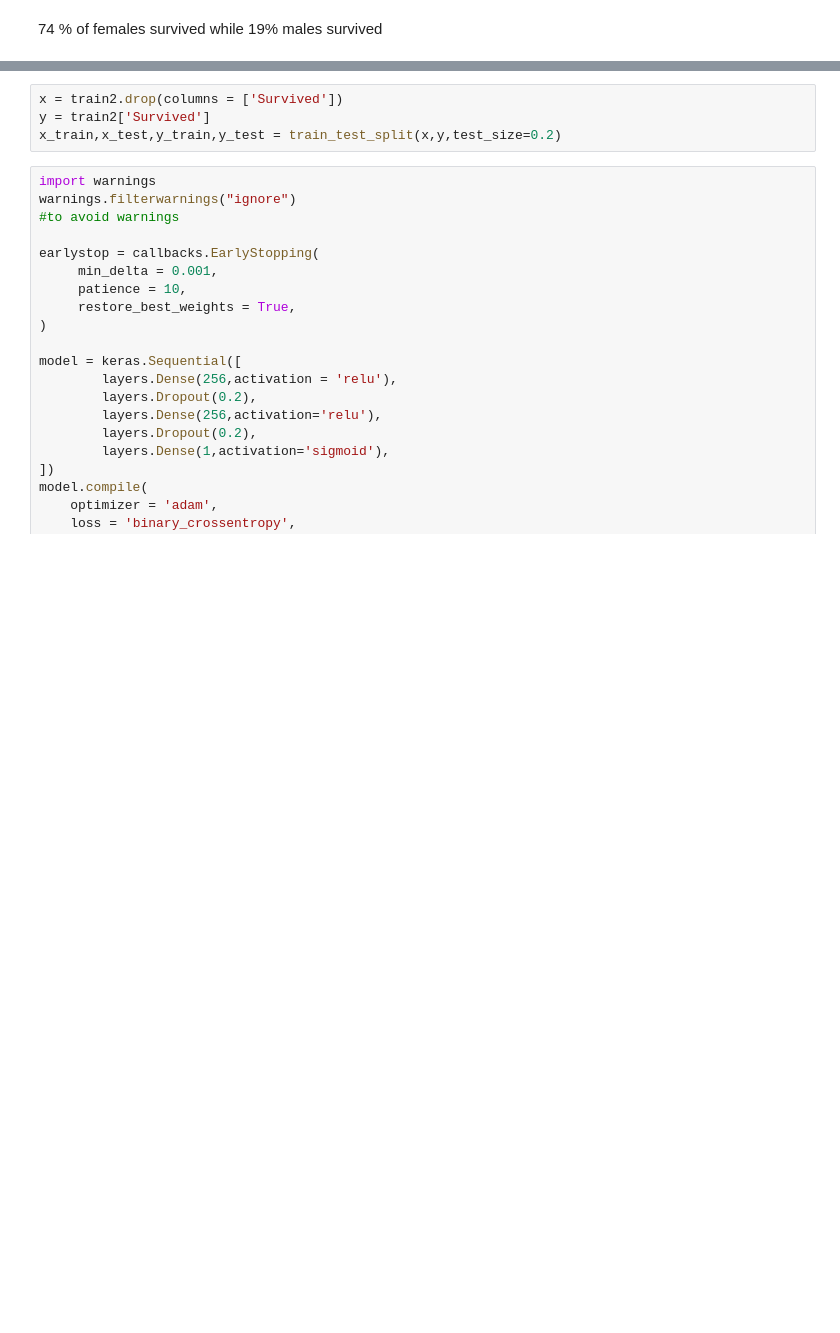
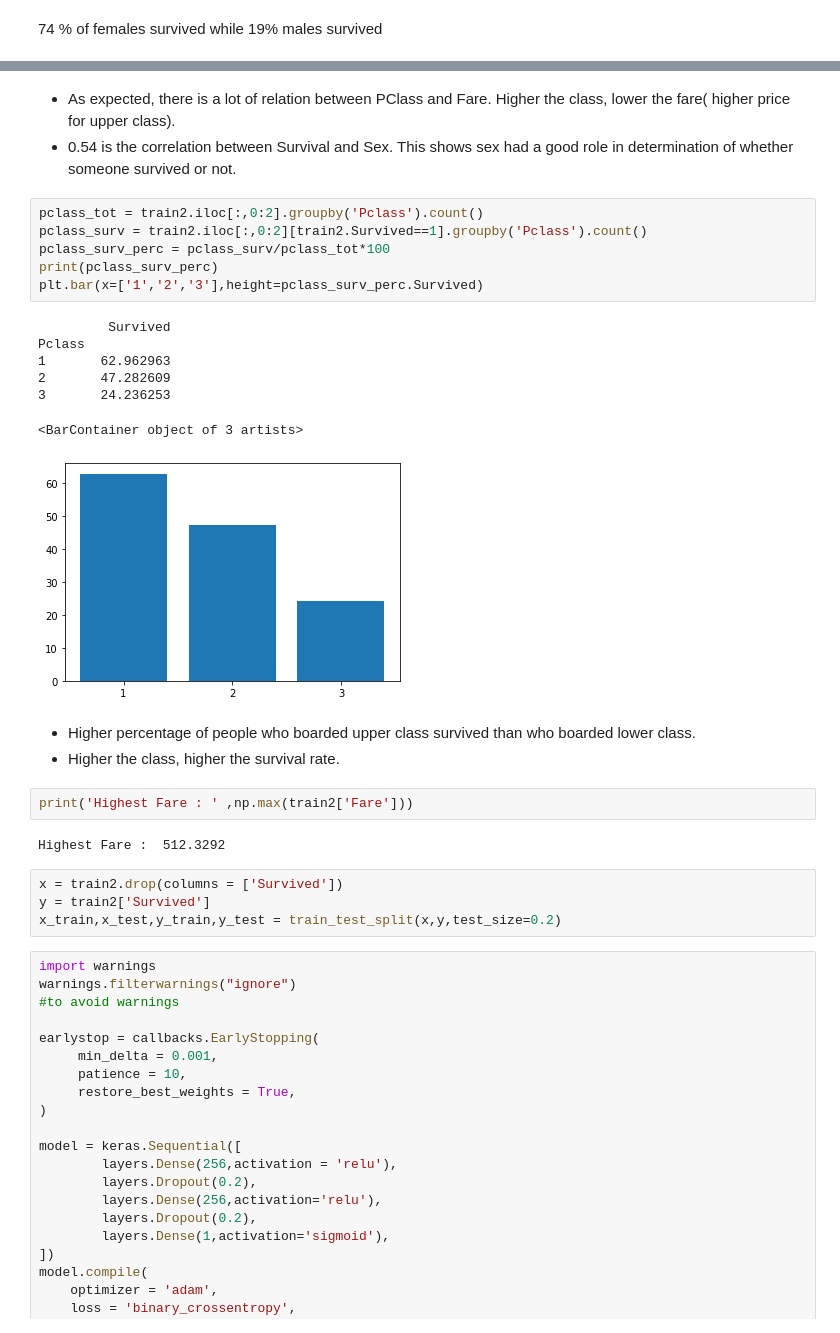
Before and after one commit to Suyashiitr/kaggle, a Jupyter notebook: titanic-neural-network-prediction.ipynb, the cells around one changed output, grey strips where cells are left out. Saved outputs shown, nothing was run; the diff lists cells and outputs as text; blank space fills up the shorter version.

```diff
--- a/titanic-neural-network-prediction.ipynb
+++ b/titanic-neural-network-prediction.ipynb
@@ -151,3 +159,27 @@ Name: Survived, dtype: float64
+# %% [markdown]
+* As expected, there is a lot of relation between PClass and Fare. Higher the class, lower the fare( higher price for upper class).
+* 0.54 is the correlation between Survival and Sex. This shows sex had a good role in determination of whether someone survived or not.
+# %%
+pclass_tot = train2.iloc[:,0:2].groupby('Pclass').count()
+pclass_surv = train2.iloc[:,0:2][train2.Survived==1].groupby('Pclass').count()
+pclass_surv_perc = pclass_surv/pclass_tot*100
+print(pclass_surv_perc)
+plt.bar(x=['1','2','3'],height=pclass_surv_perc.Survived)
+# %% [output]
+         Survived
+Pclass
+1       62.962963
+2       47.282609
+3       24.236253
+<BarContainer object of 3 artists>
+[figure, added]
+# %% [markdown]
+* Higher percentage of people who boarded upper class survived than who boarded lower class.
+* Higher the class, higher the survival rate.
+# %%
+print('Highest Fare : ' ,np.max(train2['Fare']))
+# %% [output]
+Highest Fare :  512.3292
 # %%
 x = train2.drop(columns = ['Survived'])
 y = train2['Survived']
```
Also changed, not shown: parts of 8 cells of this notebook.
